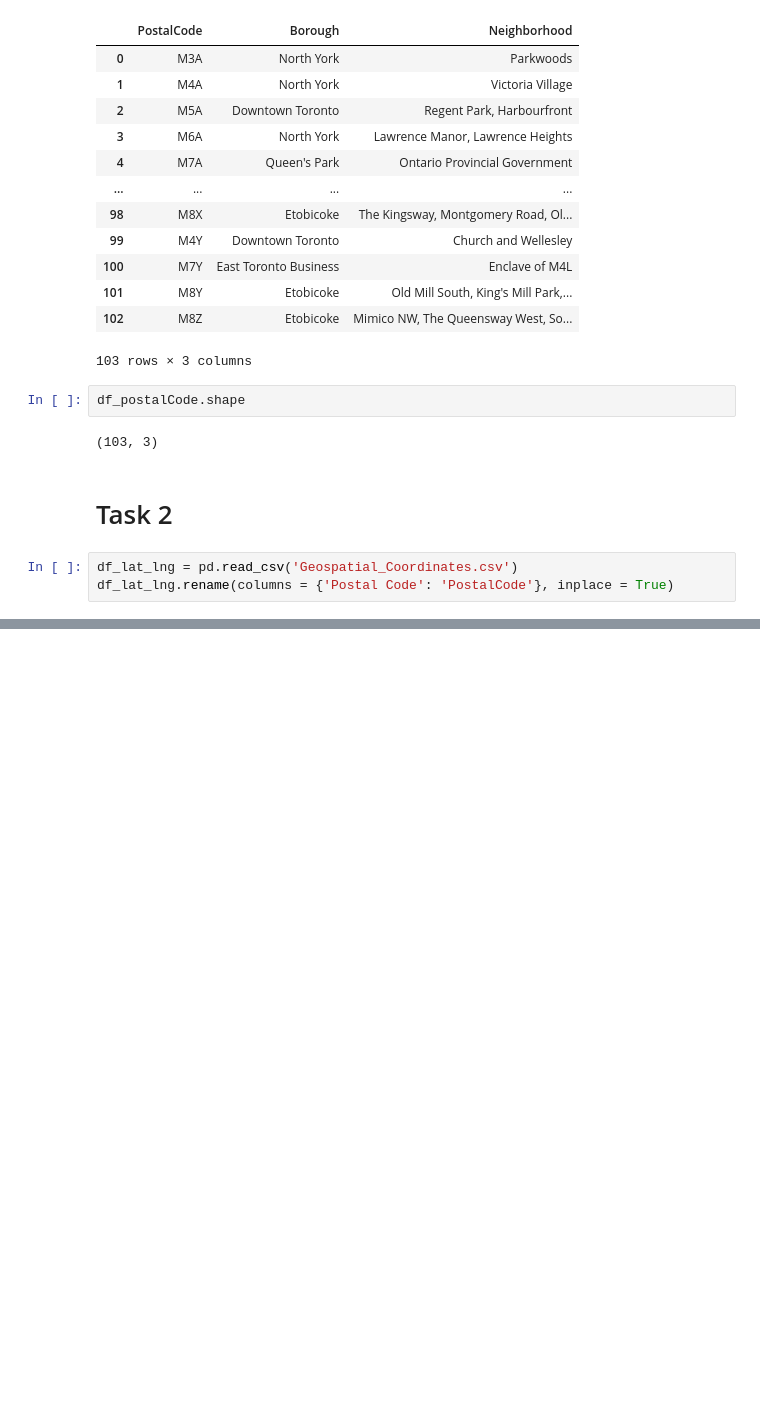
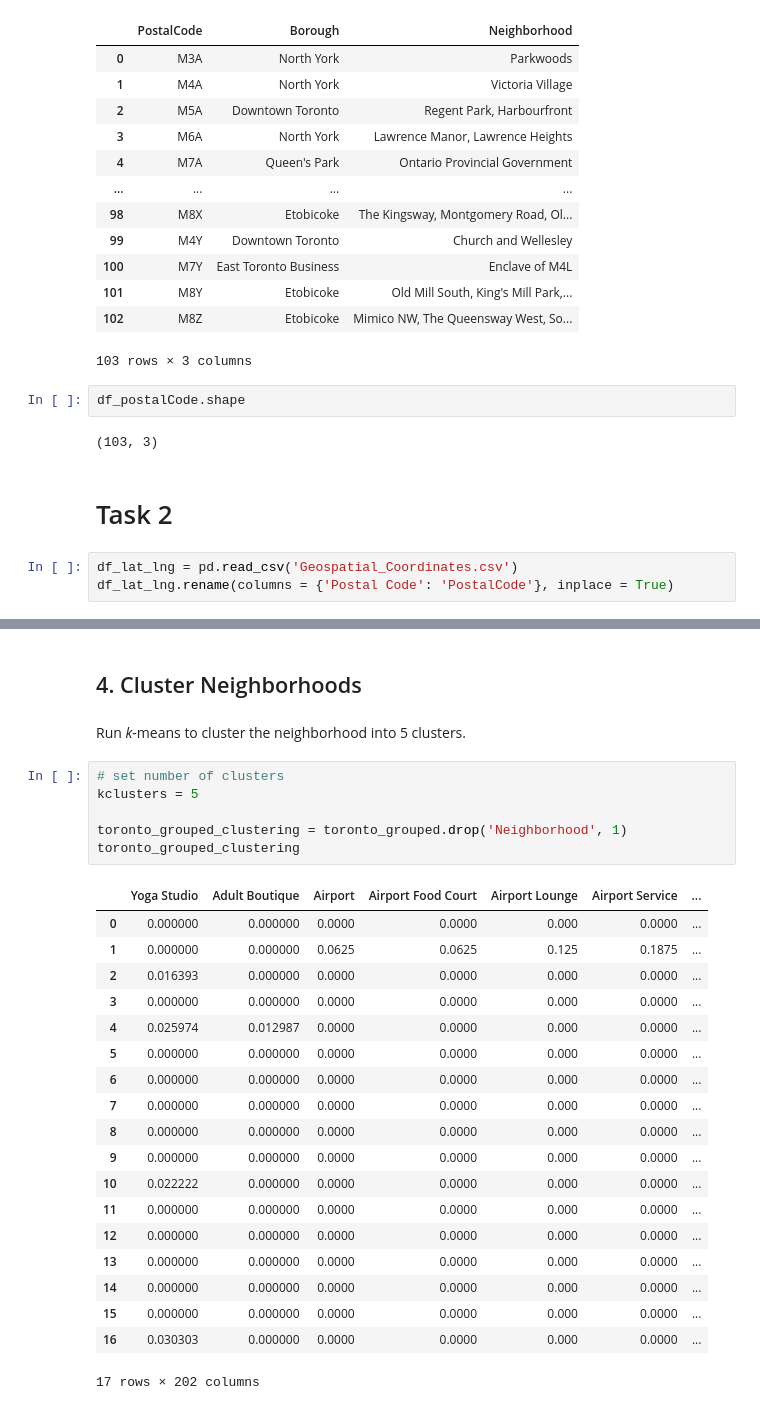
Before and after one commit to mseguerra/Coursera_Capstone, a Jupyter notebook: Week 3.ipynb, the cells around one changed output, grey strips where cells are left out. Saved outputs shown, nothing was run; the diff lists cells and outputs as text; blank space fills up the shorter version.

```diff
--- a/Week 3.ipynb
+++ b/Week 3.ipynb
@@ -76,0 +499,30 @@ merged_df
+# %% [markdown]
+## 4. Cluster Neighborhoods
+# %% [markdown]
+Run _k_-means to cluster the neighborhood into 5 clusters.
+# %%
+# set number of clusters
+kclusters = 5
+
+toronto_grouped_clustering = toronto_grouped.drop('Neighborhood', 1)
+toronto_grouped_clustering
+# %% [output]
+|  | Yoga Studio | Adult Boutique | Airport | Airport Food Court | Airport Lounge | Airport Service | ... |
+| 0 | 0.000000 | 0.000000 | 0.0000 | 0.0000 | 0.000 | 0.0000 | ... |
+| 1 | 0.000000 | 0.000000 | 0.0625 | 0.0625 | 0.125 | 0.1875 | ... |
+| 2 | 0.016393 | 0.000000 | 0.0000 | 0.0000 | 0.000 | 0.0000 | ... |
+| 3 | 0.000000 | 0.000000 | 0.0000 | 0.0000 | 0.000 | 0.0000 | ... |
+| 4 | 0.025974 | 0.012987 | 0.0000 | 0.0000 | 0.000 | 0.0000 | ... |
+| 5 | 0.000000 | 0.000000 | 0.0000 | 0.0000 | 0.000 | 0.0000 | ... |
+| 6 | 0.000000 | 0.000000 | 0.0000 | 0.0000 | 0.000 | 0.0000 | ... |
+| 7 | 0.000000 | 0.000000 | 0.0000 | 0.0000 | 0.000 | 0.0000 | ... |
+| 8 | 0.000000 | 0.000000 | 0.0000 | 0.0000 | 0.000 | 0.0000 | ... |
+| 9 | 0.000000 | 0.000000 | 0.0000 | 0.0000 | 0.000 | 0.0000 | ... |
+| 10 | 0.022222 | 0.000000 | 0.0000 | 0.0000 | 0.000 | 0.0000 | ... |
+| 11 | 0.000000 | 0.000000 | 0.0000 | 0.0000 | 0.000 | 0.0000 | ... |
+| 12 | 0.000000 | 0.000000 | 0.0000 | 0.0000 | 0.000 | 0.0000 | ... |
+| 13 | 0.000000 | 0.000000 | 0.0000 | 0.0000 | 0.000 | 0.0000 | ... |
+| 14 | 0.000000 | 0.000000 | 0.0000 | 0.0000 | 0.000 | 0.0000 | ... |
+| 15 | 0.000000 | 0.000000 | 0.0000 | 0.0000 | 0.000 | 0.0000 | ... |
+| 16 | 0.030303 | 0.000000 | 0.0000 | 0.0000 | 0.000 | 0.0000 | ... |
+17 rows × 202 columns
```
Also changed, not shown: parts of 60 cells of this notebook.
